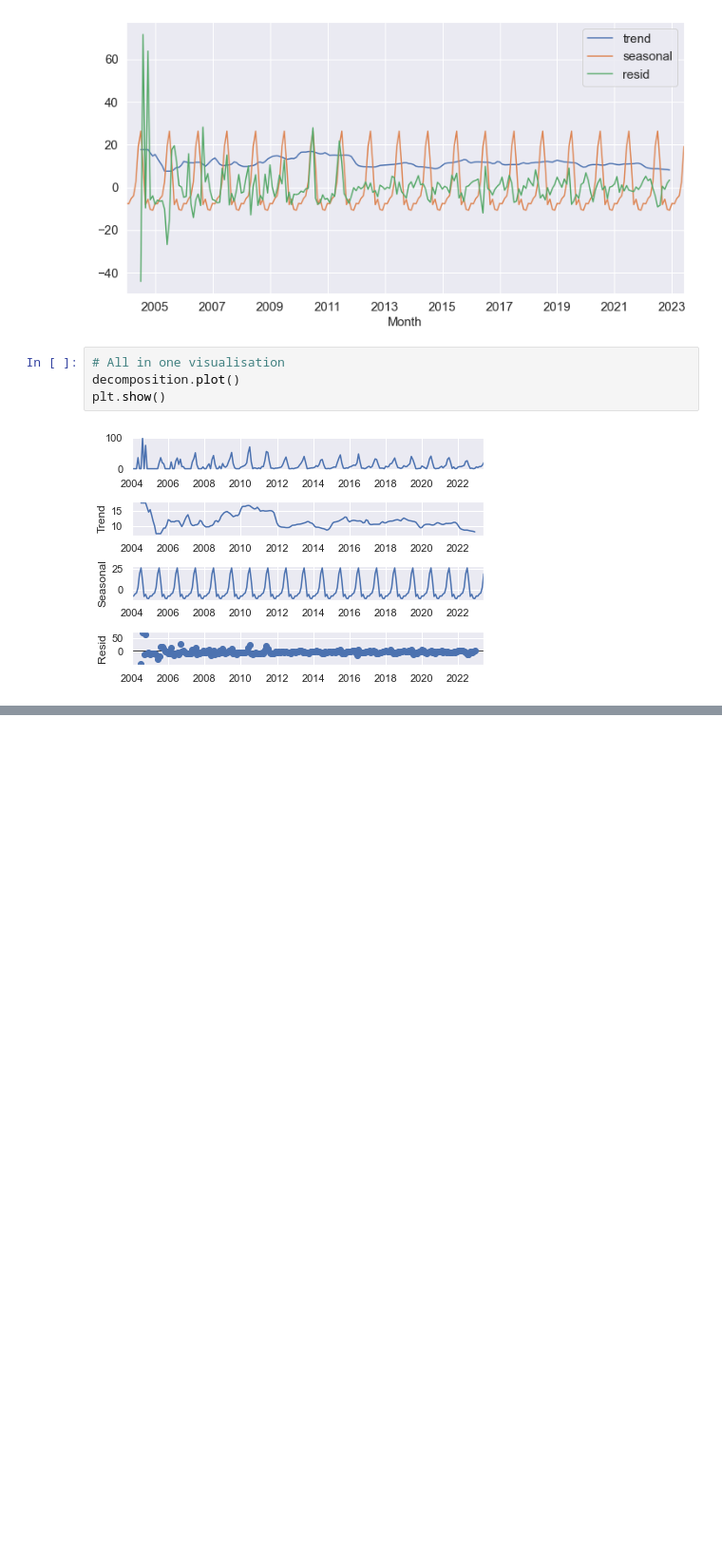
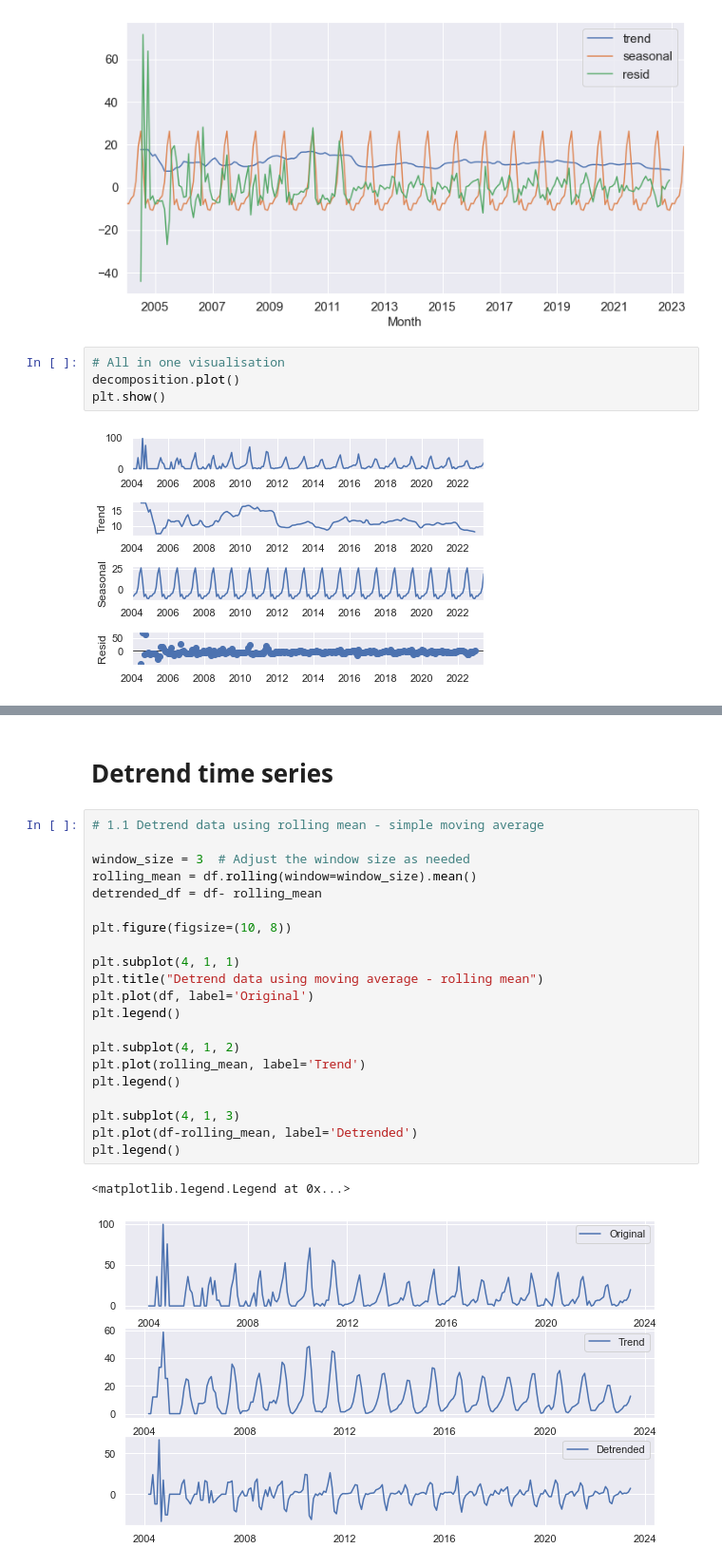
Before and after one commit to szintakacseva/TimeSeries, a Jupyter notebook: statsmodels_ts.ipynb, the cells around one changed output, grey strips where cells are left out. Shown at 95% size. Saved outputs shown, nothing was run; the diff lists cells and outputs as text; blank space fills up the shorter version.

Commit message:
Added detrending methods

```diff
--- a/statsmodels_ts.ipynb
+++ b/statsmodels_ts.ipynb
@@ -152,0 +162,26 @@ This code will create a 4-subplot figure showing the original data, trend compon
+# %% [markdown]
+# Detrend time series
+# %%
+# 1.1 Detrend data using rolling mean - simple moving average
+
+window_size = 3  # Adjust the window size as needed
+rolling_mean = df.rolling(window=window_size).mean()
+detrended_df = df- rolling_mean
+
+plt.figure(figsize=(10, 8))
+
+plt.subplot(4, 1, 1)
+plt.title("Detrend data using moving average - rolling mean")
+plt.plot(df, label='Original')
+plt.legend()
+
+plt.subplot(4, 1, 2)
+plt.plot(rolling_mean, label='Trend')
+plt.legend()
+
+plt.subplot(4, 1, 3)
+plt.plot(df-rolling_mean, label='Detrended')
+plt.legend()
+# %% [output]
+<matplotlib.legend.Legend at 0x...>
+[figure, added]
```
Also changed, not shown: parts of 24 cells of this notebook.
